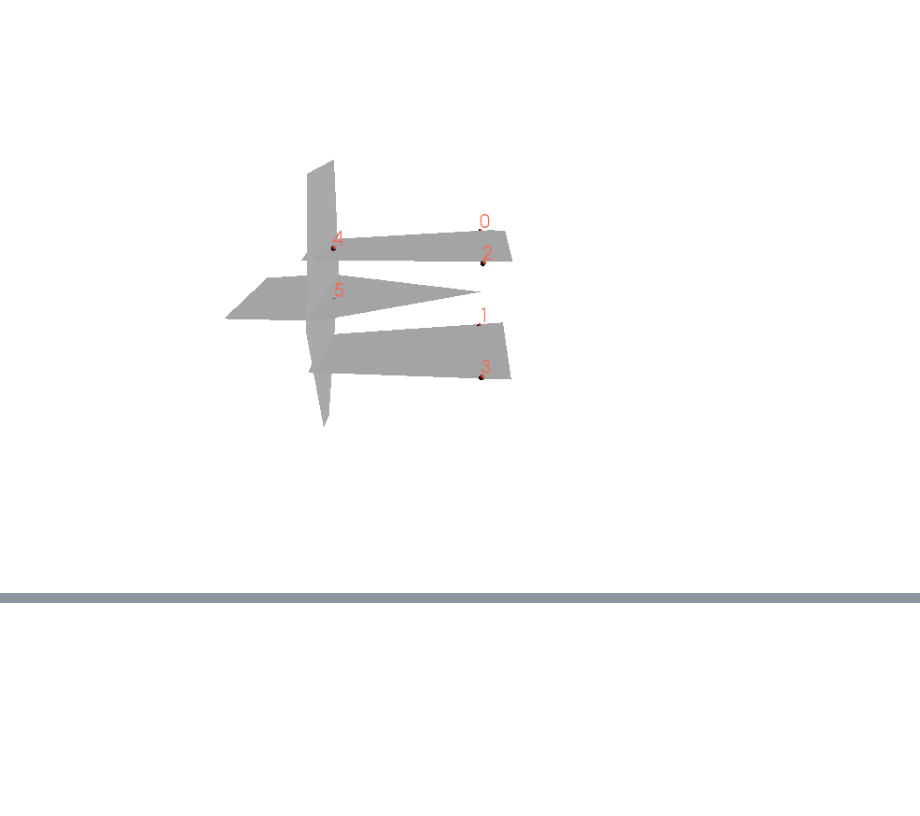
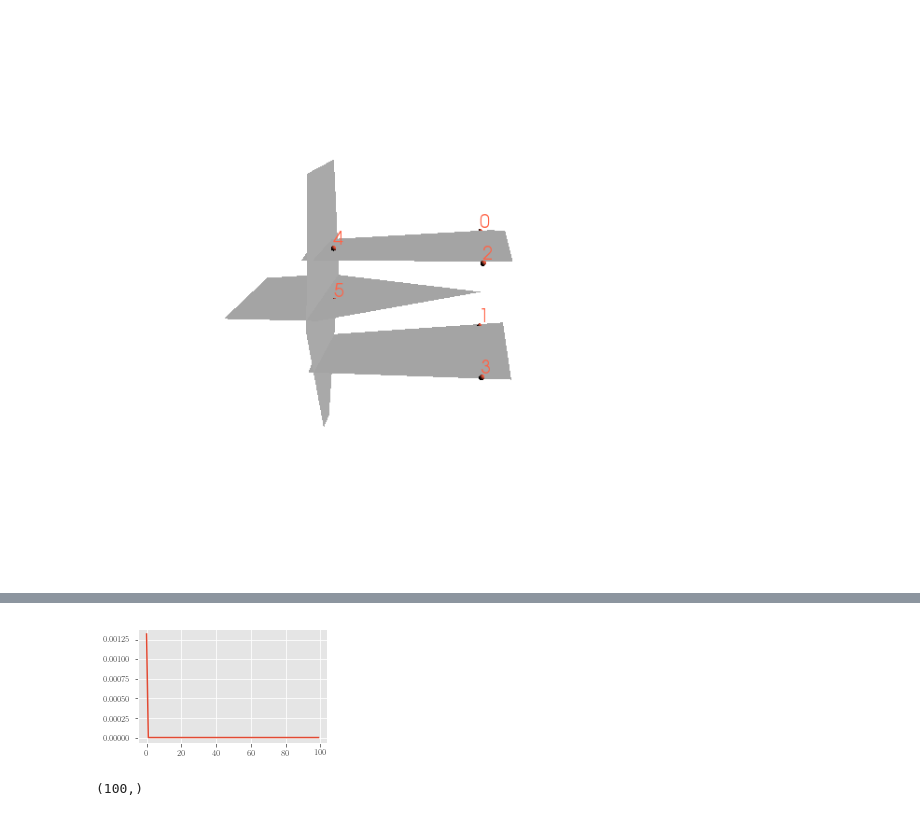
Before and after one commit to AzimuthLI/pydfninv, a Jupyter notebook: Model.ipynb, the cells around one changed output, grey strips where cells are left out. Drawn from its saved outputs; the diff is of its cells as text; code cells hidden in the pictures; blank space fills up the shorter version.

```diff
--- a/Model.ipynb
+++ b/Model.ipynb
@@ -38,7 +36,7 @@ plt.show()
 # Run Inversion
 # %%
 # Set inverse project information
-project_path = '/Volumes/SD_Card/Thesis_project/dfn_cx_1000_Iter'
+project_path = '/Volumes/SD_Card/Thesis_project/dfn_test'
 field_observation_file = '/Volumes/SD_Card/Thesis_project/synthetic_model/output/obs_readings.csv'
 ncpu = 1
 # %%
@@ -70,9 +64,9 @@ array([ 0.0431679])
 # %%
 # Define covariance matrix \Sigma_f, \Sigma_v
-sig_obs = 0.001
+sig_obs = 0.0001
 sig_unknown = 1
-sig_cx = 0.1
-sig_var = 0.001
+sig_cx = 0.05
+sig_var = 0.0001
 
 sig_f = np.hstack((sig_obs * np.ones(n_observed_frac), sig_unknown * np.ones(n_inferred_frac)))
 sigma_f = np.diag(sig_f)
@@ -97,12 +91,14 @@ vtk_show(dfnmesh_render, 600, 600)
 [figure]
 # %%
 # Start loop
-max_iteration = 500
+max_iteration = 100
 i_iter = 0
 accept_case = 0
+model_trace = np.zeros([n_total, 6, max_iteration])
 
 while i_iter < max_iteration:
     print('{0}Iteration:{1:d}{2}'.format('*' * 20, i_iter, '*' * 20))
+    model_trace[:, :, 0] = s_current
     accept_flag = False
 
     s_proposed = Matrix_normal_distribution(s_current, sigma_f, sigma_v).get_proposal()
@@ -177,0 +175,16 @@ plt.show()
+# %%
+latexify()
+fig = plt.figure()
+cx = model_trace[3, 1, :]
+plt.plot(cx)
+# plt.xlabel('Iteration')
+# plt.ylabel('RMS')
+# plt.title('Root-Mean-Square Error Evolution as MCMC Iteration')
+# plt.savefig(project_path + '/rms_iteration.pdf')
+plt.show()
+# %% [output]
+[figure, added]
+# %%
+print(cx.shape)
+# %% [output]
+(100,)
```
Also changed, not shown: parts of 5 cells of this notebook, 9 other files.
